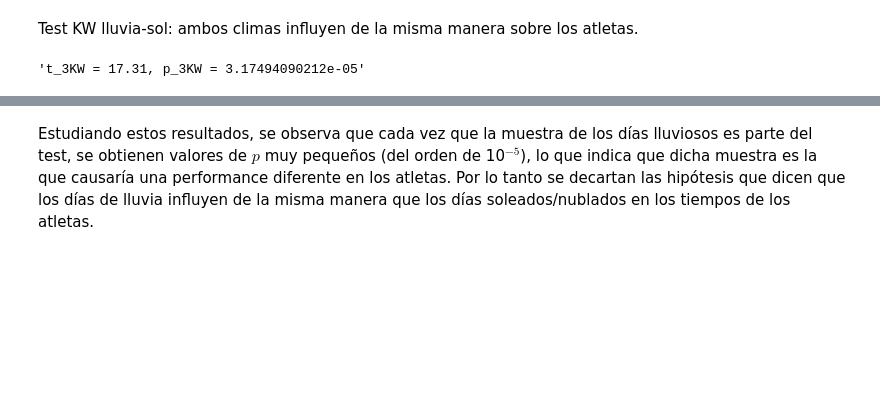
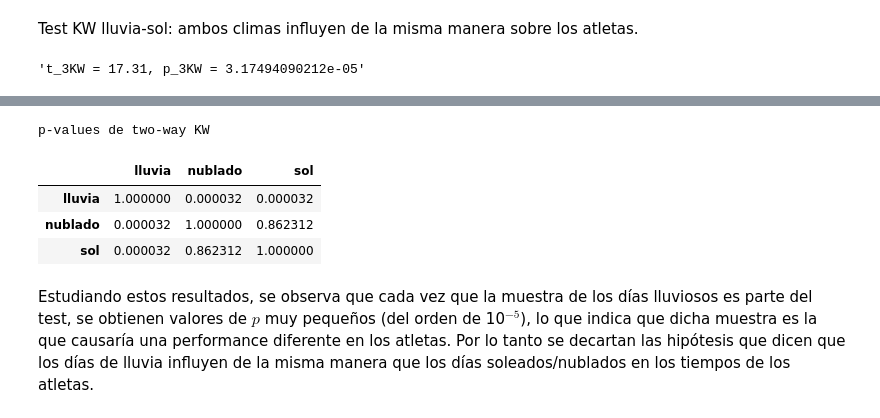
Before and after one commit to m2march/ciencia_datos, a Jupyter notebook: tp1/tp1.ipynb, the cells around one changed output, grey strips where cells are left out. Cells and saved outputs as stored; diff of their text form; code cells hidden in the pictures; blank space fills up the shorter version.

```diff
--- a/tp1/tp1.ipynb
+++ b/tp1/tp1.ipynb
@@ -312,3 +329,13 @@ t_3KW, p_3KW = sp.stats.kruskal(lluvia, sol)
+# %%
+print('p-values de two-way KW')
+pd.DataFrame(dict([(nom, dict([(nom_2, sp.stats.kruskal(t1, t2)[1]) for nom_2, t2 in tiempos_nombres]))
+                   for nom, t1 in tiempos_nombres]))
+# %% [output]
+p-values de two-way KW
+|  | lluvia | nublado | sol |
+| lluvia | 1.000000 | 0.000032 | 0.000032 |
+| nublado | 0.000032 | 1.000000 | 0.862312 |
+| sol | 0.000032 | 0.862312 | 1.000000 |
 # %% [markdown]
 Estudiando estos resultados, se observa que cada vez que la muestra de los días lluviosos es parte del test, se obtienen valores de $p$ muy pequeños (del orden de 10$^{-5}$), lo que indica que dicha muestra es la que causaría una performance diferente en los atletas. Por lo tanto se decartan las hipótesis que dicen que los días de lluvia influyen de la misma manera que los días soleados/nublados en los tiempos de los atletas.
 # %% [markdown]
```
Also changed, not shown: parts of 37 cells of this notebook.
